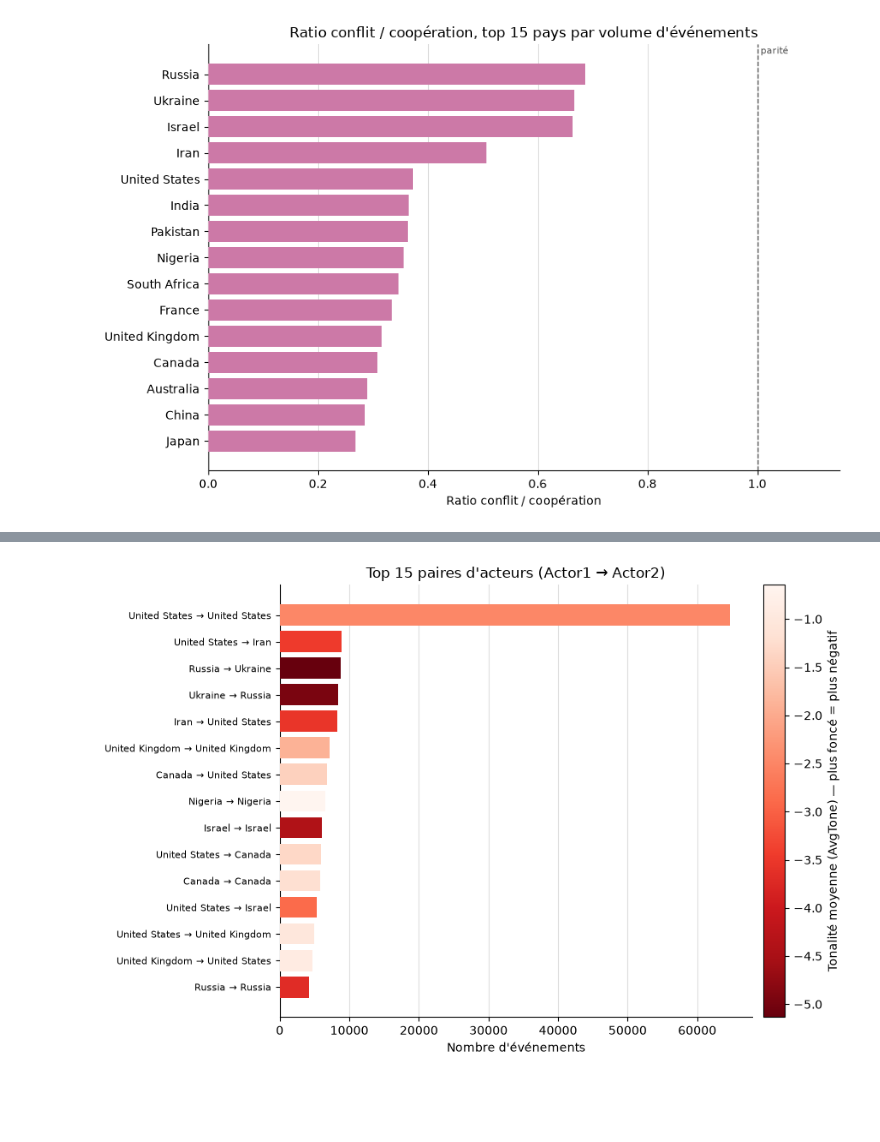
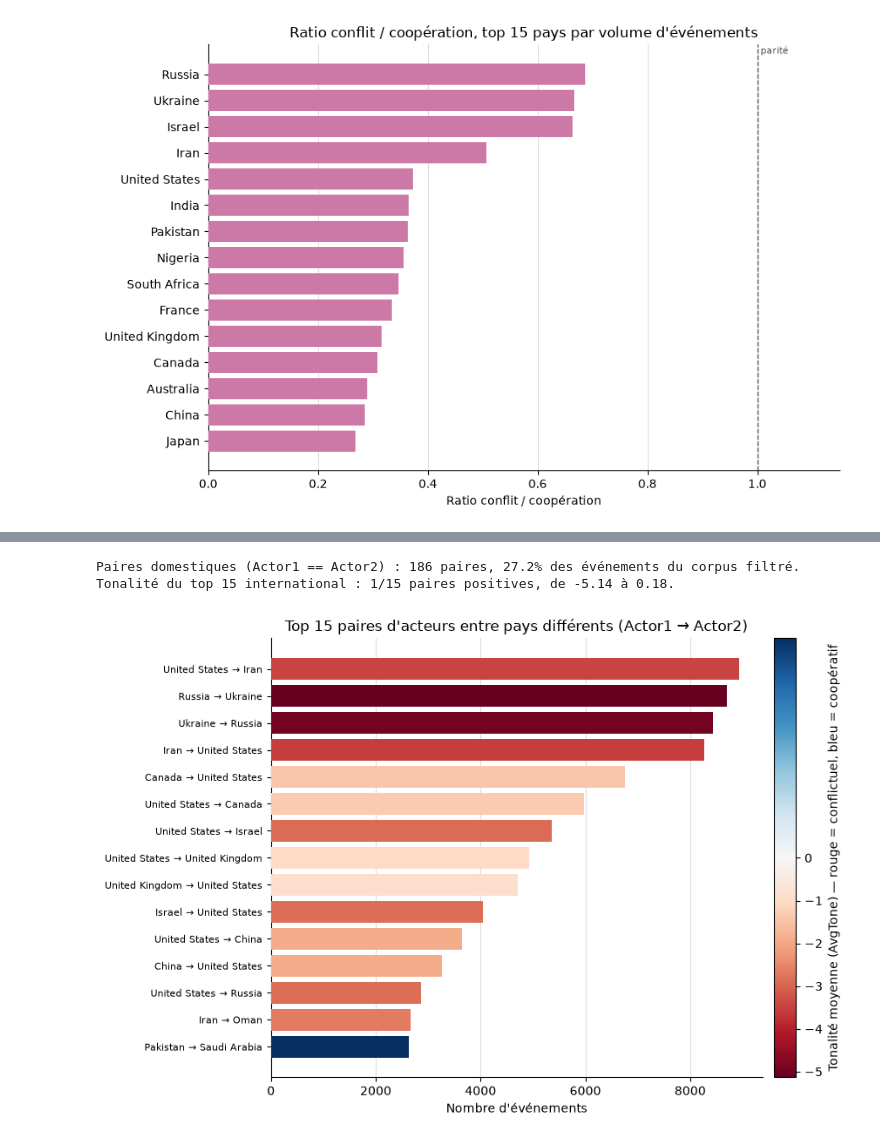
Before and after one commit to thinhinaneDe/distributed-data-pipeline, a Jupyter notebook: notebooks/exploration.ipynb, the cells around one changed output, grey strips where cells are left out. Cells and saved outputs as stored; diff of their text form; code cells hidden in the pictures; blank space fills up the shorter version.

```diff
--- a/notebooks/exploration.ipynb
+++ b/notebooks/exploration.ipynb
@@ -201,39 +211,53 @@ def country_name(code: str) -> str:
     return CAMEO_COUNTRY_TYPES.get(code, (code, None))[0]
 
 
-top15_pairs = actor_interactions.sort_values("n_events", ascending=False).head(15).copy()
+is_domestic = actor_interactions["Actor1CountryCode"] == actor_interactions["Actor2CountryCode"]
+domestic_share = actor_interactions.loc[is_domestic, "n_events"].sum() / actor_interactions["n_events"].sum()
+print(f"Paires domestiques (Actor1 == Actor2) : {int(is_domestic.sum())} paires, "
+      f"{domestic_share:.1%} des événements du corpus filtré.")
+
+actor_interactions_intl = actor_interactions.loc[~is_domestic]
+
+top15_pairs = actor_interactions_intl.sort_values("n_events", ascending=False).head(15).copy()
 top15_pairs["label"] = (
     top15_pairs["Actor1CountryCode"].map(country_name)
     + " → "
     + top15_pairs["Actor2CountryCode"].map(country_name)
 )
 top15_pairs = top15_pairs.sort_values("n_events")  # ascending : le plus fréquent en haut du barh
 
-assert (top15_pairs["avg_tone"] < 0).all(), "tonalité positive détectée : repasser à une échelle divergente"
+n_positive = (top15_pairs["avg_tone"] > 0).sum()
+print(f"Tonalité du top 15 international : {n_positive}/{len(top15_pairs)} paires positives, "
+      f"de {top15_pairs['avg_tone'].min():.2f} à {top15_pairs['avg_tone'].max():.2f}.")
 
-# Toutes négatives ici (vérifié ci-dessus) : échelle séquentielle, plus négatif = plus foncé.
-norm = plt.Normalize(vmin=top15_pairs["avg_tone"].min(), vmax=top15_pairs["avg_tone"].max())
-cmap = plt.cm.Reds_r
+# Plus uniformément négatif une fois les paires domestiques exclues (voir mesure
+# ci-dessus) : la moitié "coopératif" de l'échelle a un usage réel, même
+# minoritaire. Échelle divergente centrée sur 0, TwoSlopeNorm gère l'asymétrie
+# entre les deux bornes.
+norm = mcolors.TwoSlopeNorm(vcenter=0, vmin=top15_pairs["avg_tone"].min(), vmax=top15_pairs["avg_tone"].max())
+cmap = plt.cm.RdBu
 colors = cmap(norm(top15_pairs["avg_tone"]))
 
 y_pos = np.arange(len(top15_pairs))
 
 fig, ax = plt.subplots(figsize=(9, 6))
 ax.barh(y_pos, top15_pairs["n_events"], color=colors, zorder=3)
 ax.set_yticks(y_pos)
 ax.set_yticklabels(top15_pairs["label"], fontsize=8)
 ax.set_xlabel("Nombre d'événements")
-ax.set_title("Top 15 paires d'acteurs (Actor1 → Actor2)")
+ax.set_title("Top 15 paires d'acteurs entre pays différents (Actor1 → Actor2)")
 ax.spines[["top", "right"]].set_visible(False)
 ax.grid(axis="x", color="#dddddd", linewidth=0.8, zorder=0)
 ax.set_axisbelow(True)
 
 sm = plt.cm.ScalarMappable(cmap=cmap, norm=norm)
 sm.set_array([])
 cbar = fig.colorbar(sm, ax=ax, pad=0.02)
-cbar.set_label("Tonalité moyenne (AvgTone) — plus foncé = plus négatif")
+cbar.set_label("Tonalité moyenne (AvgTone) — rouge = conflictuel, bleu = coopératif")
 
 fig.tight_layout()
 plt.show()
 # %% [output]
+Paires domestiques (Actor1 == Actor2) : 186 paires, 27.2% des événements du corpus filtré.
+Tonalité du top 15 international : 1/15 paires positives, de -5.14 à 0.18.
-[figure, old version]
+[figure, new version]
```
Also changed, not shown: parts of 2 cells of this notebook.
